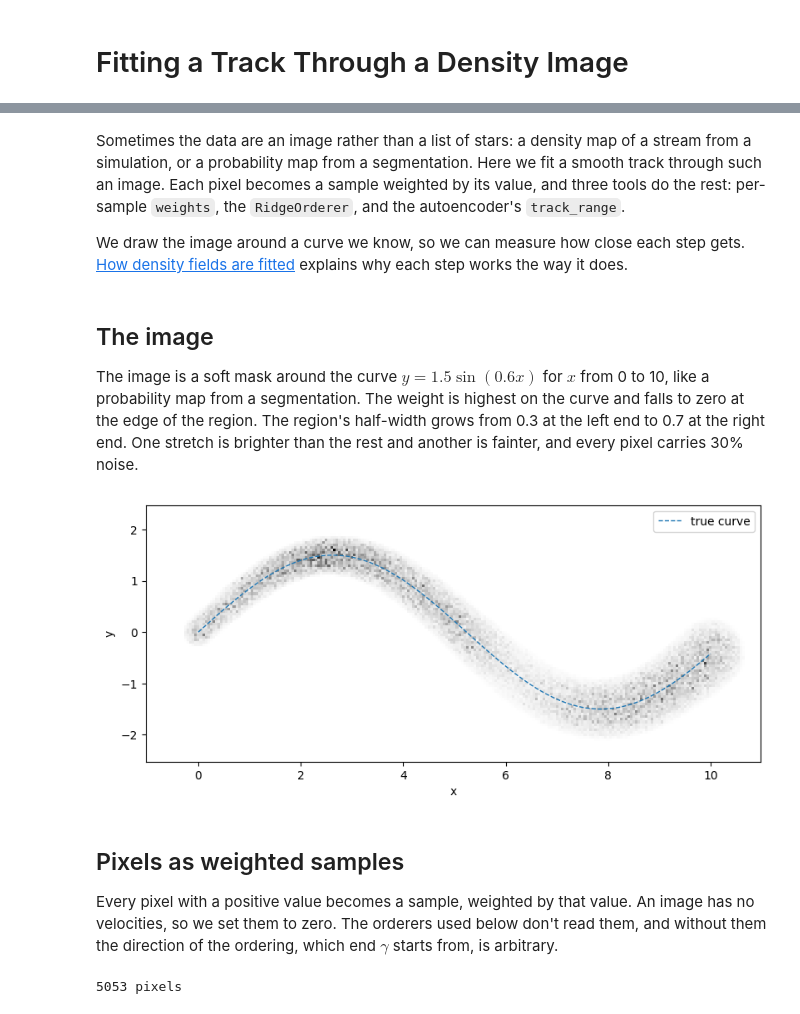
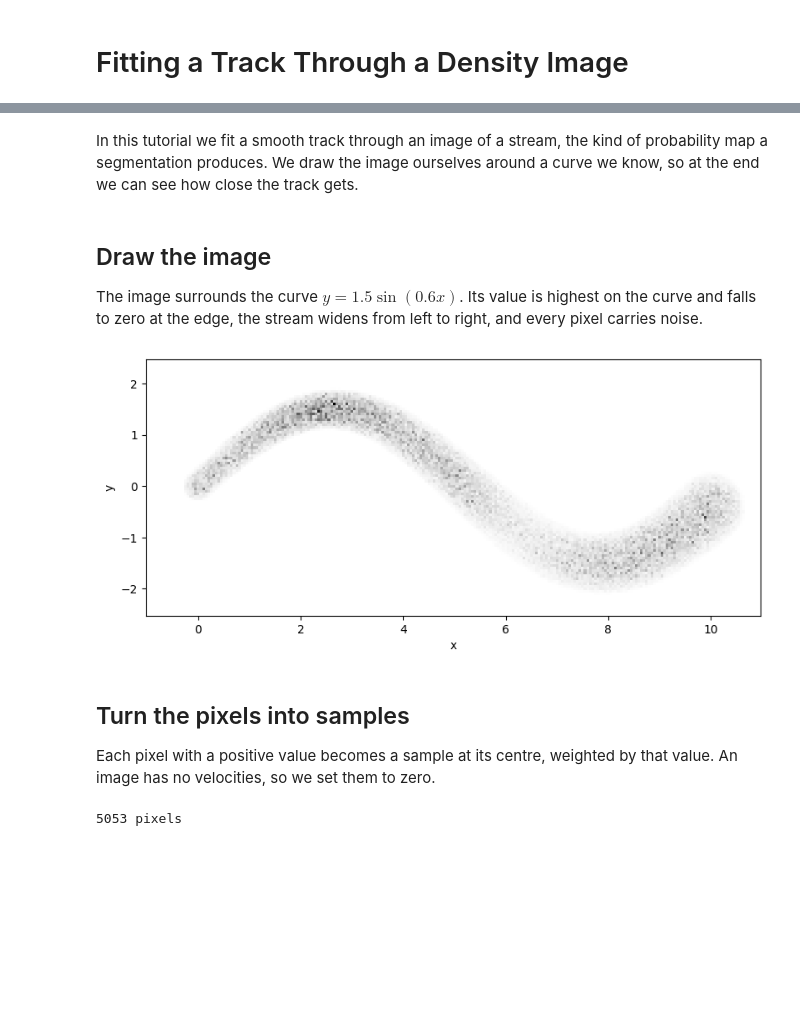
Before and after one commit to GalacticDynamics/phasecurvefit, a Jupyter notebook: docs/tutorials/density_fields.ipynb, the cells around one changed output, grey strips where cells are left out. Cells and saved outputs as stored; diff of their text form; code cells hidden in the pictures; blank space fills up the shorter version.

```diff
--- a/docs/tutorials/density_fields.ipynb
+++ b/docs/tutorials/density_fields.ipynb
@@ -3,15 +3,9 @@
 # %% [markdown]
 [![Open In Colab](https://colab.research.google.com/assets/colab-badge.svg)](https://colab.research.google.com/github/GalacticDynamics/phasecurvefit/blob/main/docs/tutorials/density_fields.ipynb)
 # %% [markdown]
-Sometimes the data are an image rather than a list of stars: a density map of a
-stream from a simulation, or a probability map from a segmentation. Here we fit a
-smooth track through such an image. Each pixel becomes a sample weighted by its value,
-and three tools do the rest: per-sample `weights`, the `RidgeOrderer`, and the
-autoencoder's `track_range`.
-
-We draw the image around a curve we know, so we can measure how close each step
-gets. [How density fields are fitted](../explanation/density-fields.md) explains why
-each step works the way it does.
+In this tutorial we fit a smooth track through an image of a stream, the kind of
+probability map a segmentation produces. We draw the image ourselves around a curve
+we know, so at the end we can see how close the track gets.
 # %%
 # On Colab, clone the repository, install the locked tutorial dependencies, and run
 # from docs/tutorials. Elsewhere it does nothing: run from docs/tutorials with the
@@ -37,46 +31,40 @@ from scipy.spatial import cKDTree
 
 import phasecurvefit as pcf
 # %% [markdown]
-## The image
+## Draw the image
 
-The image is a soft mask around the curve $y = 1.5 \sin(0.6 x)$ for $x$ from 0 to
-10, like a probability map from a segmentation. The weight is highest on the curve
-and falls to zero at the edge of the region. The region's half-width grows from 0.3 at
-the left end to 0.7 at the right end. One stretch is brighter than the rest and
-another is fainter, and every pixel carries 30% noise.
+The image surrounds the curve $y = 1.5 \sin(0.6 x)$. Its value is highest on the
+curve and falls to zero at the edge, the stream widens from left to right, and every
+pixel carries noise.
 # %%
 t = np.linspace(0.0, 10.0, 4000)
 curve = np.stack([t, 1.5 * np.sin(0.6 * t)], axis=1)  # the true curve
 s = np.concatenate([[0.0], np.cumsum(np.linalg.norm(np.diff(curve, axis=0), axis=1))])
 
 half_width = 0.3 + 0.4 * s / s[-1]  # widens along the curve
 along = (
     1.0
     + 0.5 * np.exp(-0.5 * ((s - 0.25 * s[-1]) / 0.8) ** 2)  # a brighter stretch
     - 0.5 * np.exp(-0.5 * ((s - 0.65 * s[-1]) / 0.8) ** 2)  # and a fainter one
 )
 
 pix = 0.05
 gx, gy = np.meshgrid(np.arange(-1.0, 11.0, pix), np.arange(-2.5, 2.5, pix))
 d_px, i = cKDTree(curve).query(np.stack([gx.ravel(), gy.ravel()], axis=1))
 across = np.clip(1.0 - (d_px / half_width[i]) ** 2, 0.0, None)  # 0 at the edge
 noise = np.random.default_rng(0).lognormal(0.0, 0.3, d_px.size)
 image = (along[i] * across * noise).reshape(gx.shape)
 
 fig, ax = plt.subplots(figsize=(10, 4))
 ax.pcolormesh(gx, gy, image, cmap="Greys", shading="auto")
-ax.plot(*curve.T, c="C0", lw=1, ls="--", label="true curve")
-ax.set(aspect="equal", xlabel="x", ylabel="y")
-ax.legend(loc="upper right");
+ax.set(aspect="equal", xlabel="x", ylabel="y");
 # %% [output]
-[figure, old version]
+[figure, new version]
 # %% [markdown]
-## Pixels as weighted samples
+## Turn the pixels into samples
 
-Every pixel with a positive value becomes a sample, weighted by that value. An image
-has no velocities, so we set them to zero. The orderers used below don't read them,
-and without them the direction of the ordering, which end $\gamma$ starts from, is
-arbitrary.
+Each pixel with a positive value becomes a sample at its centre, weighted by that
+value. An image has no velocities, so we set them to zero.
 # %%
 keep = image.ravel() > 0
 pos = {"x": jnp.asarray(gx.ravel()[keep]), "y": jnp.asarray(gy.ravel()[keep])}
```
Also changed, not shown: parts of 11 cells of this notebook, 3 other files.
